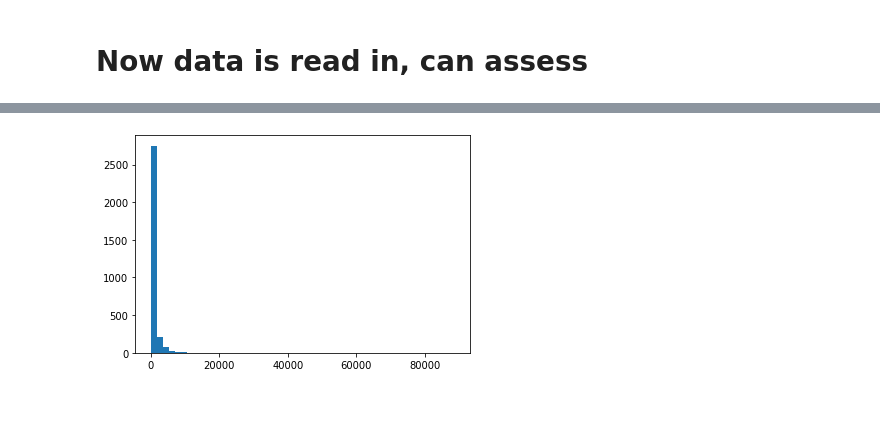
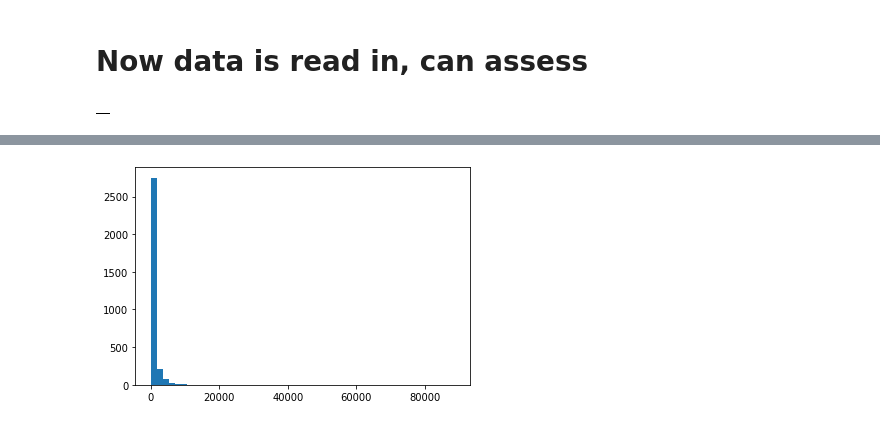
Before and after one commit to sbs87/MIT_COVID19, a Jupyter notebook: covid19_TestingData.ipynb, the cells around one changed output, grey strips where cells are left out. Saved outputs shown, nothing was run; the diff lists cells and outputs as text; code cells hidden in the pictures.

```diff
--- a/covid19_TestingData.ipynb
+++ b/covid19_TestingData.ipynb
@@ -143,5 +143,9 @@ Survey_DF.to_csv('data/Survey_Data_Blockchain.csv')
 # %% [markdown]
 # Now data is read in, can assess
+# %%
+Testing_DF.head()
+# %% [output]
+|  |
 # %%
 Testing_DF = Testing_DF.reset_index(drop=True)
 Testing_DF['Date'] = Testing_DF['Date'].apply(lambda  x : datetime.datetime.strptime(x,'%d %b %Y %a').strftime('%m/%d/%y'))
```
Also changed, not shown: parts of 10 cells of this notebook, 4 other files.
